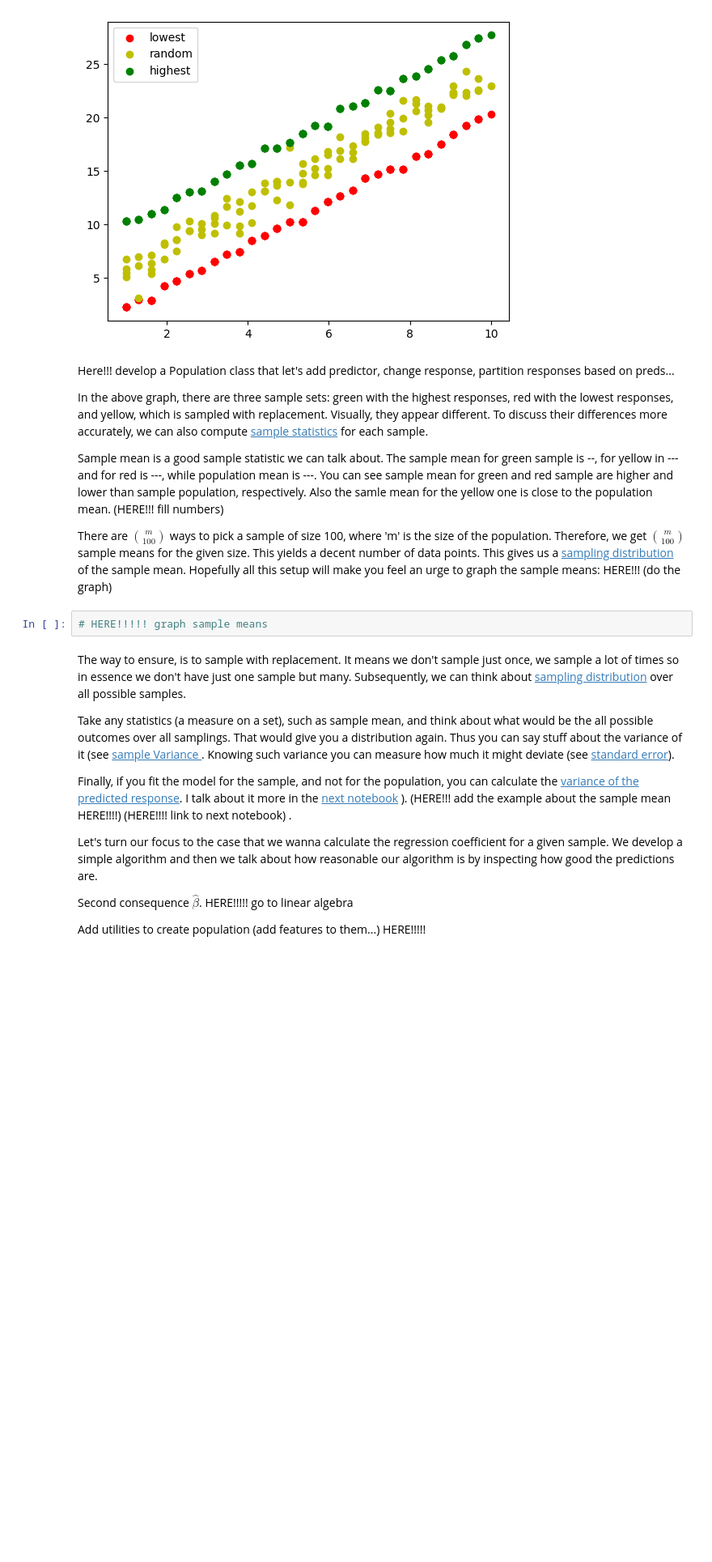
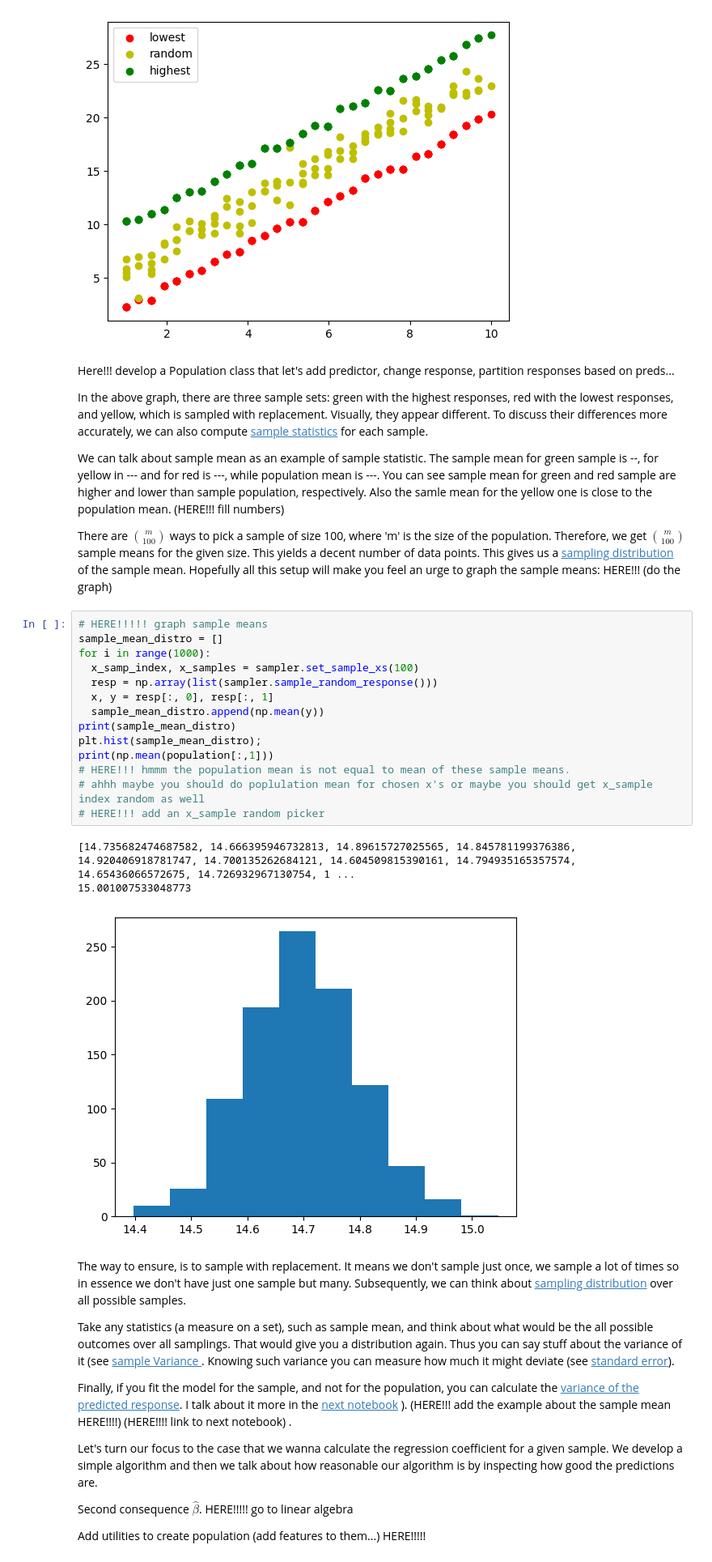
Before and after one commit to aminehd/AminehTechnicalWritings, a Jupyter notebook: notebookes/LinearRegressionMatrix.ipynb, the cells around one changed output. Shown at 81% size. Cells and saved outputs as stored; diff of their text form; blank space fills up the shorter version.

Commit message:
Sample mean distrib

```diff
--- a/notebookes/LinearRegressionMatrix.ipynb
+++ b/notebookes/LinearRegressionMatrix.ipynb
@@ -202,12 +196,28 @@ Here!!! develop a Population class that let's add predictor, change response, pa
 
 In the above graph, there are three sample sets: green with the highest responses, red with the lowest responses, and yellow, which is sampled with replacement. Visually, they appear different. To discuss their differences more accurately, we can also compute [sample statistics](<https://en.wikipedia.org/wiki/Statistic>) for each sample.
 
-Sample mean is a good sample statistic we can talk about. The sample mean for green sample is --, for yellow in --- and for red is ---, while population mean is ---. You can see sample mean for green and red sample are higher and lower than sample population, respectively. Also the samle mean for the yellow one is close to the population mean.  (HERE!!! fill numbers)
+We can talk about sample mean as an example of sample statistic. The sample mean for green sample is --, for yellow in --- and for red is ---, while population mean is ---. You can see sample mean for green and red sample are higher and lower than sample population, respectively. Also the samle mean for the yellow one is close to the population mean.  (HERE!!! fill numbers)
 
 There are ${m \choose 100}$ ways to pick a sample of size 100, where 'm' is the size of the population. Therefore, we get ${m \choose 100}$ sample means for the given size. This yields a decent  number of data points. This gives us a [sampling distribution](<https://en.wikipedia.org/wiki/Sampling_distribution>) of the sample mean. Hopefully all this setup will make you feel an urge to graph the sample means:
  HERE!!! (do the graph)
-# %%
-# HERE!!!!! graph sample means
+# %%
+# HERE!!!!! graph sample means
+sample_mean_distro = []
+for i in range(1000):
+  x_samp_index, x_samples = sampler.set_sample_xs(100)
+  resp = np.array(list(sampler.sample_random_response()))
+  x, y = resp[:, 0], resp[:, 1]
+  sample_mean_distro.append(np.mean(y))
+print(sample_mean_distro)
+plt.hist(sample_mean_distro);
+print(np.mean(population[:,1]))
+# HERE!!! hmmm the population mean is not equal to mean of these sample means.
+# ahhh maybe you should do poplulation mean for chosen x's or maybe you should get x_sample index random as well
+# HERE!!! add an x_sample random picker
+# %% [output]
+[14.735682474687582, 14.666395946732813, 14.89615727025565, 14.845781199376386, 14.920406918781747, 14.700135262684121, 14.604509815390161, 14.794935165357574, 14.65436066572675, 14.726932967130754, 1 ...
+15.001007533048773
+[figure, added]
 # %% [markdown]
 The way to ensure, is to sample with replacement. It means we don't sample just once, we sample a lot of times so in essence we don't have just one sample but many.  Subsequently, we can think about  [sampling distribution](https://en.wikipedia.org/wiki/Sampling_distribution) over all possible samples.
 
```
Also changed, not shown: parts of 3 cells of this notebook.
